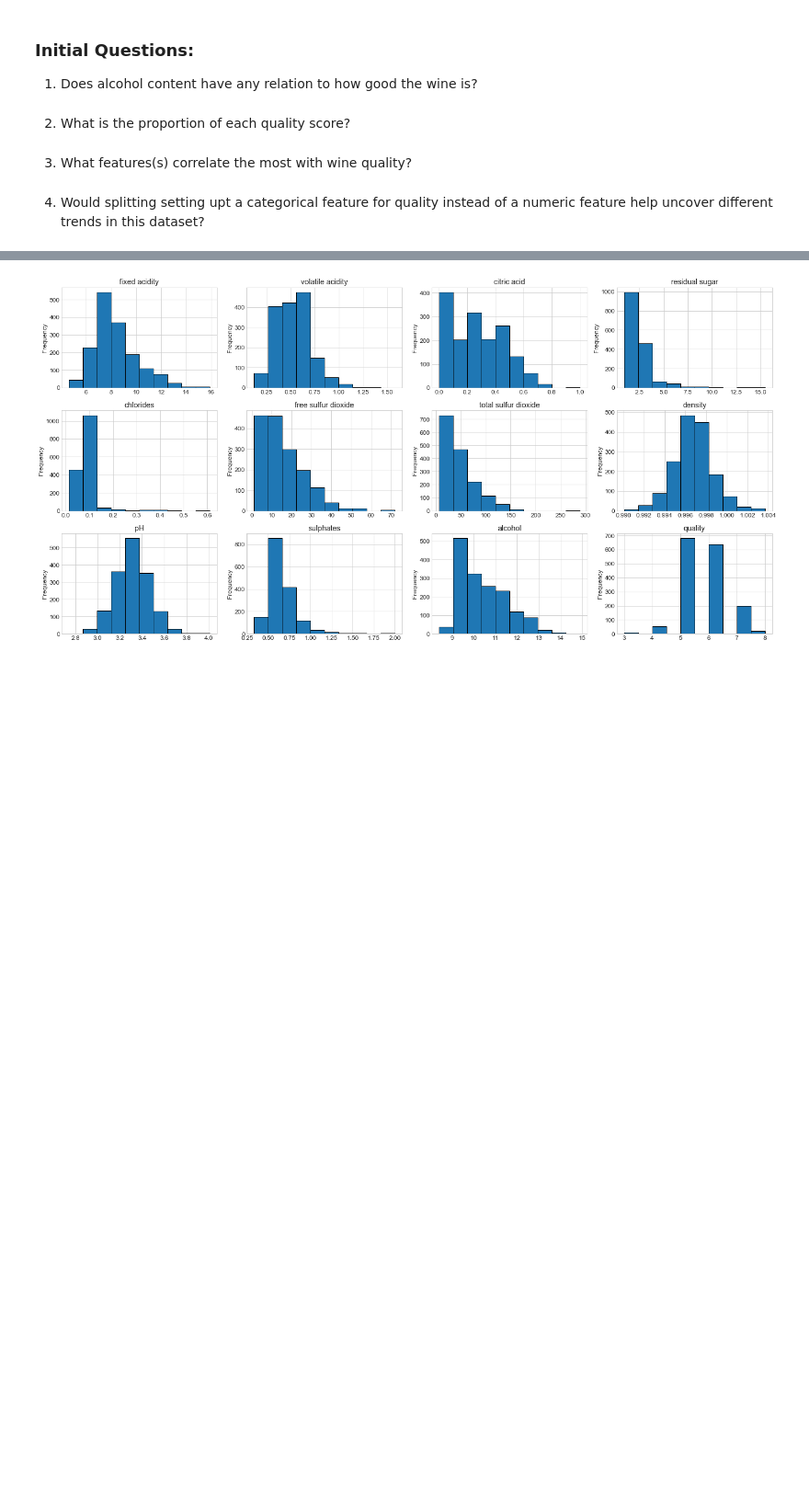
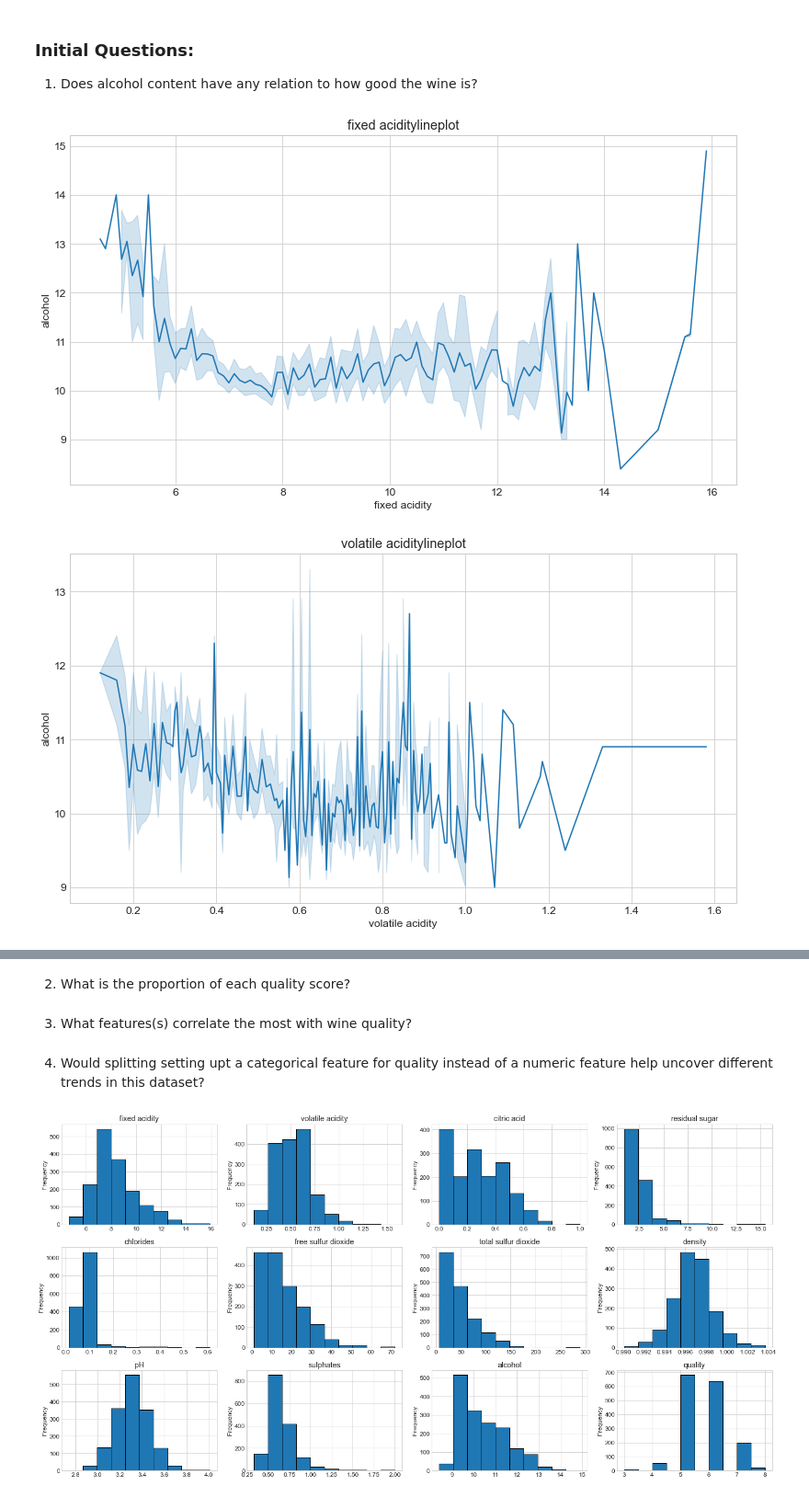
Before and after one commit to david-rodriguez-siller/personal-project, a Jupyter notebook: personal-project-wip.ipynb, the cells around one changed output, grey strips where cells are left out. Shown at 92% size. Drawn from its saved outputs; the diff is of its cells as text; code cells hidden in the pictures; blank space fills up the shorter version.

```diff
--- a/personal-project-wip.ipynb
+++ b/personal-project-wip.ipynb
@@ -102,9 +102,11 @@ plt.show();
 # %% [markdown]
 ### Initial Questions:
 1. Does alcohol content have any relation to how good the wine is?
-# %% [markdown]
-2. What is the proportion of each quality score?
-# %% [markdown]
-3. What features(s) correlate the most with wine quality?
-# %% [markdown]
-4. Would splitting setting upt a categorical feature for quality instead of a numeric feature help uncover different trends in this dataset?
+# %%
+for col in df:
+    sns.lineplot(x = col, y = df['alcohol'], data = df)
+    plt.title(col + 'lineplot')
+    plt.show();
+# %% [output]
+[figure, added]
+[figure, added]
@@ -111,3 +123,9 @@ plt.show();
+# %% [markdown]
+2. What is the proportion of each quality score?
+# %% [markdown]
+3. What features(s) correlate the most with wine quality?
+# %% [markdown]
+4. Would splitting setting upt a categorical feature for quality instead of a numeric feature help uncover different trends in this dataset?
 # %%
 fig, axs = plt.subplots(3, 4, figsize = (20, 10))
 fl_ax = axs.ravel()
```
Also changed, not shown: parts of 11 cells of this notebook.
